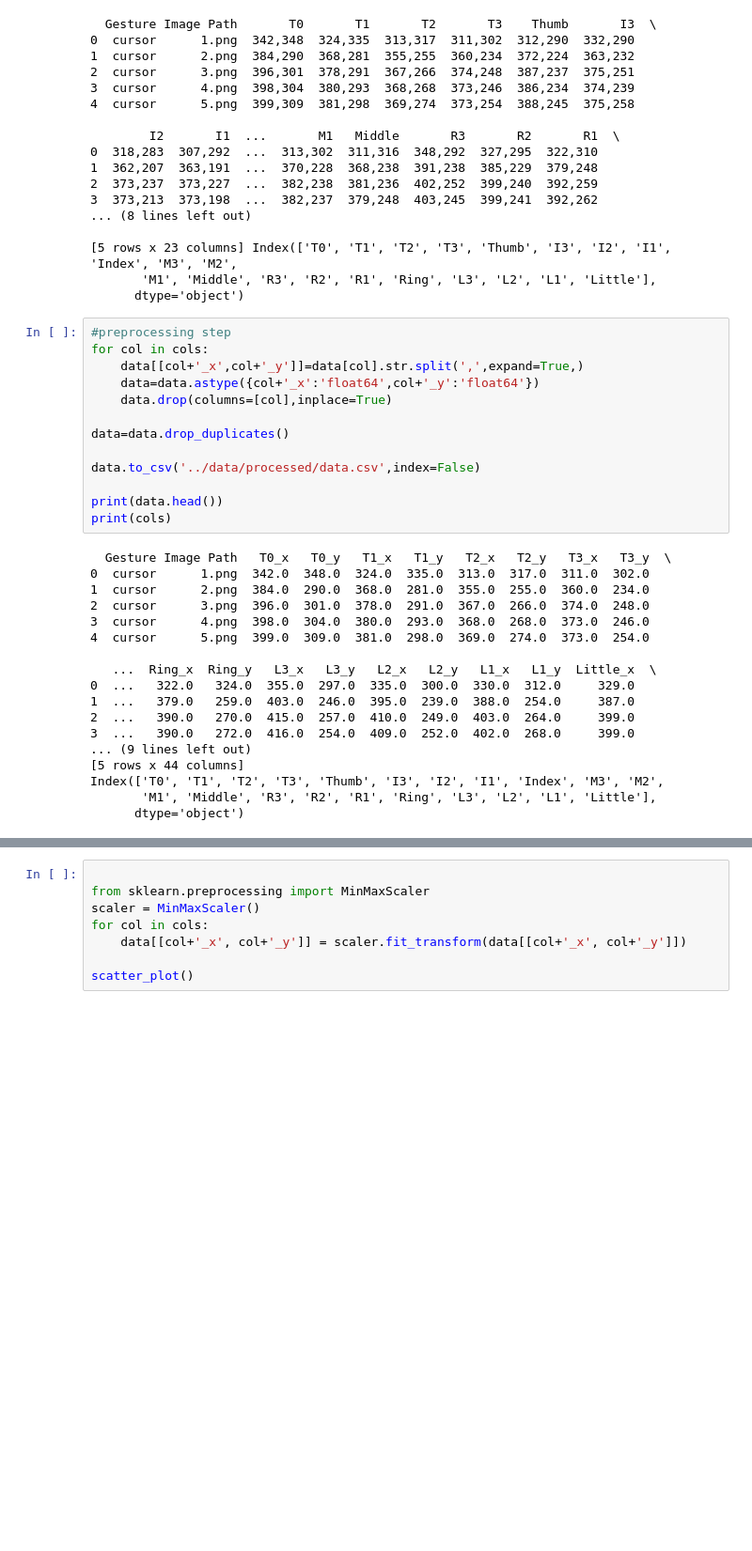
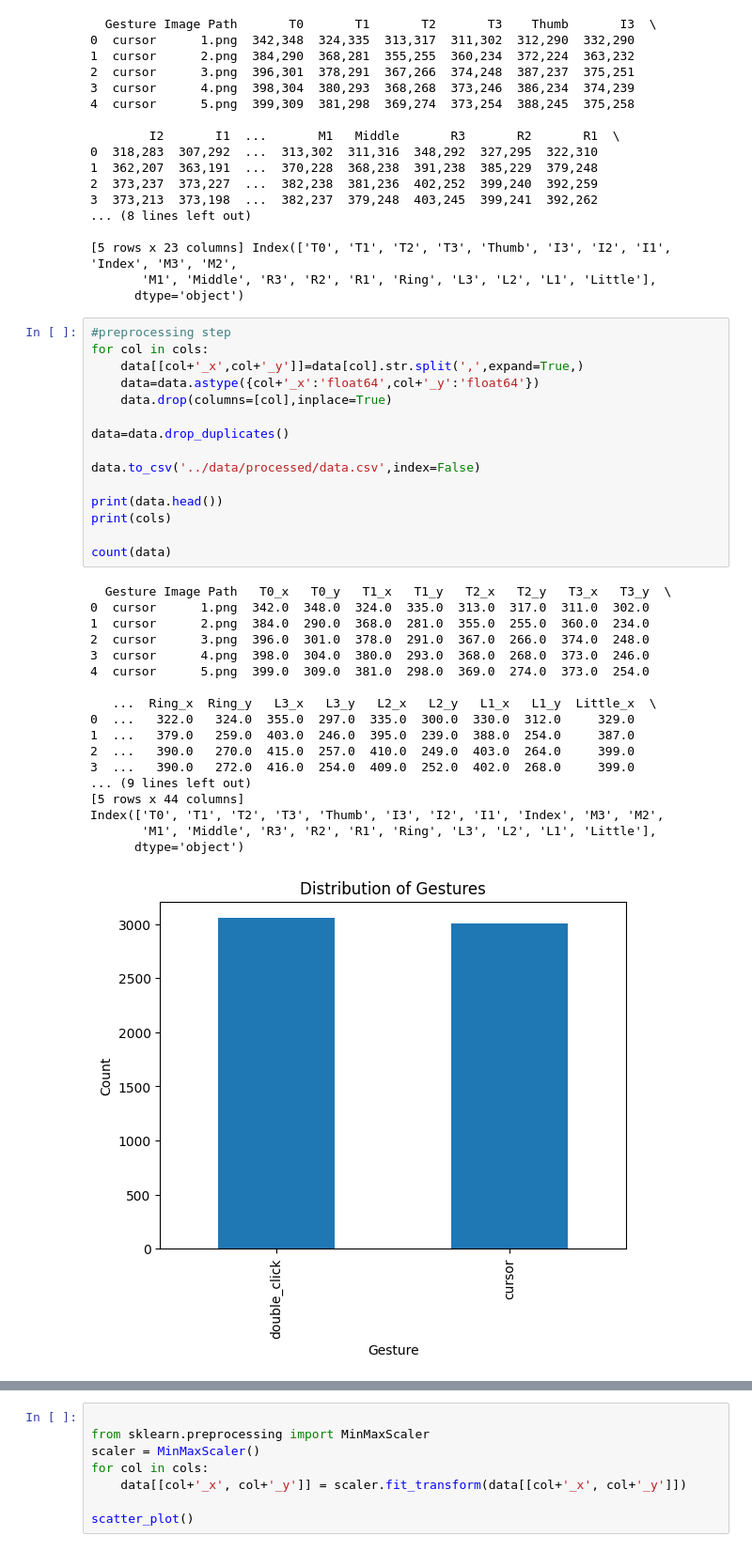
Before and after one commit to SumitJoshiGIT/Gesture-Controlled-PC, a Jupyter notebook: notebooks/preprocessing.ipynb, the cells around one changed output, grey strips where cells are left out. Shown: that part at 94% size. Drawn from its saved outputs; the diff is of its cells as text; blank space fills up the shorter version.

```diff
--- a/notebooks/preprocessing.ipynb
+++ b/notebooks/preprocessing.ipynb
@@ -47,33 +58,36 @@ print(data.head(),cols)
 #preprocessing step
 for col in cols:
     data[[col+'_x',col+'_y']]=data[col].str.split(',',expand=True,)
     data=data.astype({col+'_x':'float64',col+'_y':'float64'})
     data.drop(columns=[col],inplace=True)
 
 data=data.drop_duplicates()
 
 data.to_csv('../data/processed/data.csv',index=False)
 
 print(data.head())
 print(cols)
+
+count(data)
 # %% [output]
   Gesture Image Path   T0_x   T0_y   T1_x   T1_y   T2_x   T2_y   T3_x   T3_y  \
 0  cursor      1.png  342.0  348.0  324.0  335.0  313.0  317.0  311.0  302.0
 1  cursor      2.png  384.0  290.0  368.0  281.0  355.0  255.0  360.0  234.0
 2  cursor      3.png  396.0  301.0  378.0  291.0  367.0  266.0  374.0  248.0
 3  cursor      4.png  398.0  304.0  380.0  293.0  368.0  268.0  373.0  246.0
 4  cursor      5.png  399.0  309.0  381.0  298.0  369.0  274.0  373.0  254.0
 
    ...  Ring_x  Ring_y   L3_x   L3_y   L2_x   L2_y   L1_x   L1_y  Little_x  \
 0  ...   322.0   324.0  355.0  297.0  335.0  300.0  330.0  312.0     329.0
 1  ...   379.0   259.0  403.0  246.0  395.0  239.0  388.0  254.0     387.0
 2  ...   390.0   270.0  415.0  257.0  410.0  249.0  403.0  264.0     399.0
 3  ...   390.0   272.0  416.0  254.0  409.0  252.0  402.0  268.0     399.0
 ... (9 lines left out)
 [5 rows x 44 columns]
 Index(['T0', 'T1', 'T2', 'T3', 'Thumb', 'I3', 'I2', 'I1', 'Index', 'M3', 'M2',
        'M1', 'Middle', 'R3', 'R2', 'R1', 'Ring', 'L3', 'L2', 'L1', 'Little'],
       dtype='object')
+[figure, added]
 # %%
 import cv2
 import numpy as np
```
Also changed, not shown: parts of 5 cells of this notebook, 28 other files.
